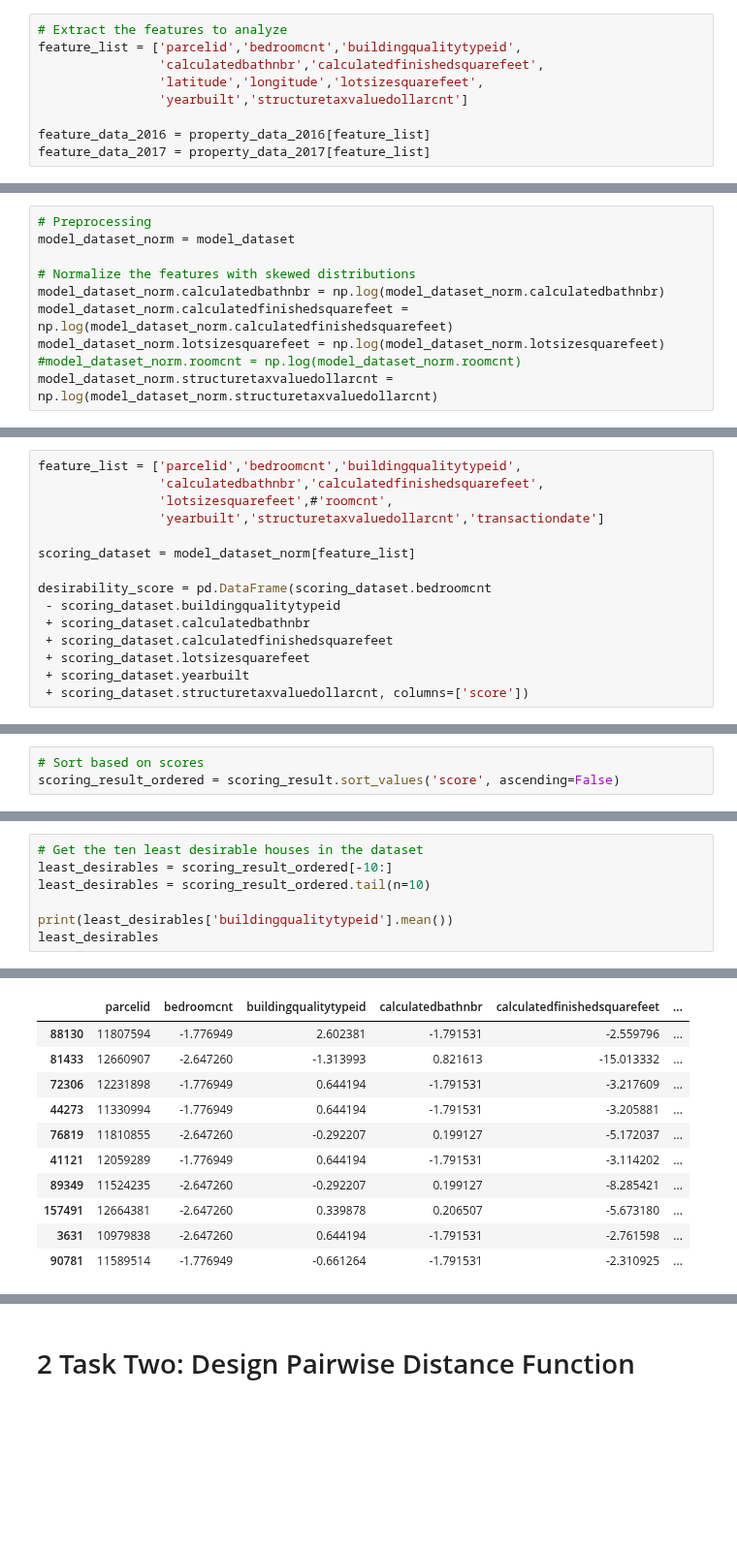
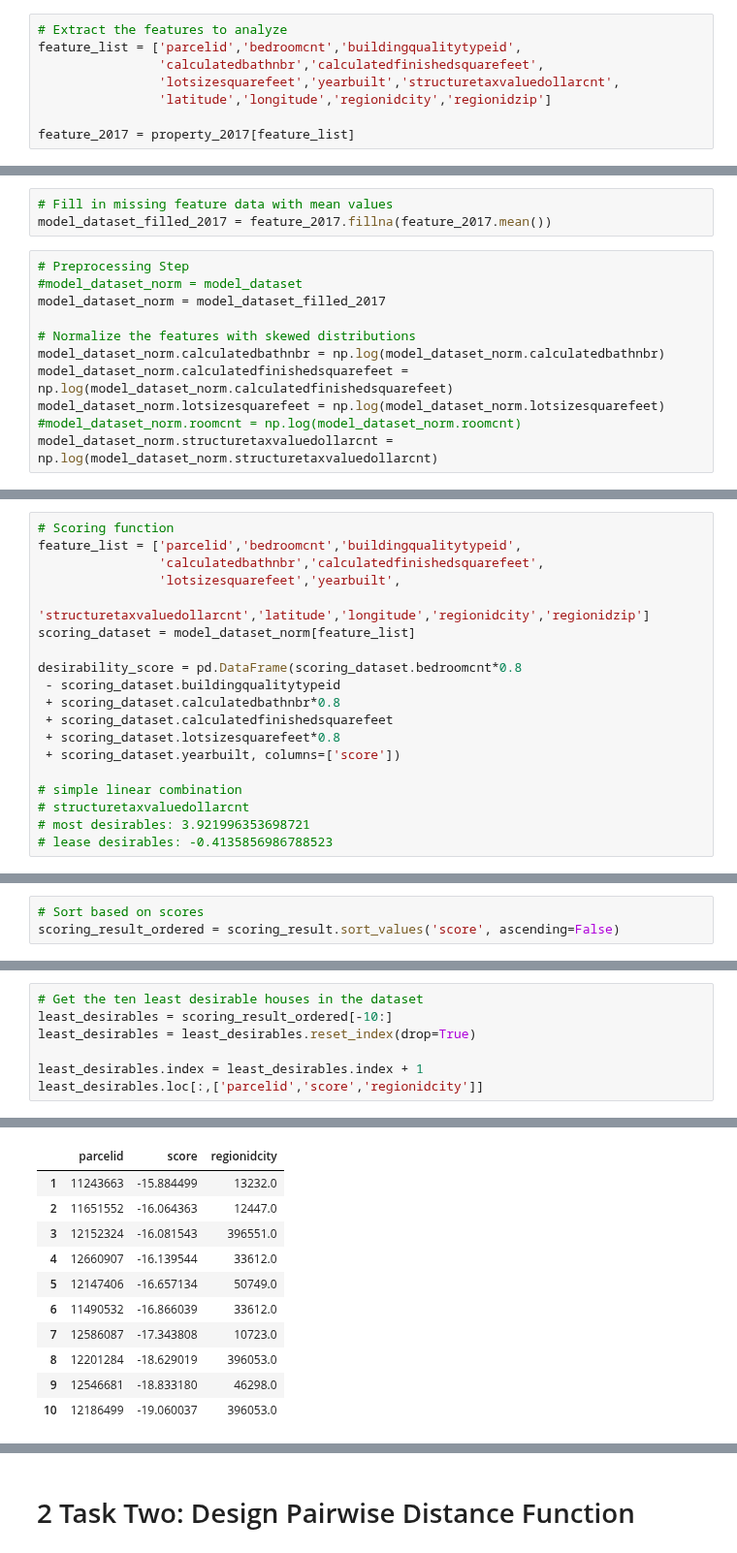
Before and after one commit to caitaozhan/CSE519-Homework-Project, a Jupyter notebook: HW3/HW3.ipynb, the cells around one changed output, grey strips where cells are left out. Shown at 97% size. Drawn from its saved outputs; the diff is of its cells as text; blank space fills up the shorter version.

```diff
--- a/HW3/HW3.ipynb
+++ b/HW3/HW3.ipynb
@@ -38,8 +57,7 @@ property_data_2017 = df_house17
 # Extract the features to analyze
 feature_list = ['parcelid','bedroomcnt','buildingqualitytypeid',
                 'calculatedbathnbr','calculatedfinishedsquarefeet',
-                'latitude','longitude','lotsizesquarefeet',
-                'yearbuilt','structuretaxvaluedollarcnt']
+                'lotsizesquarefeet','yearbuilt','structuretaxvaluedollarcnt',
+                'latitude','longitude','regionidcity','regionidzip']
 
-feature_data_2016 = property_data_2016[feature_list]
-feature_data_2017 = property_data_2017[feature_list]
+feature_2017 = property_2017[feature_list]
@@ -61,6 +64,10 @@ model_dataset = pd.concat(model_dataset, ignore_index=True)
+# %%
+# Fill in missing feature data with mean values
+model_dataset_filled_2017 = feature_2017.fillna(feature_2017.mean())
 # %%
-# Preprocessing
-model_dataset_norm = model_dataset
+# Preprocessing Step
+#model_dataset_norm = model_dataset
+model_dataset_norm = model_dataset_filled_2017
 
 # Normalize the features with skewed distributions
 model_dataset_norm.calculatedbathnbr = np.log(model_dataset_norm.calculatedbathnbr)
@@ -74,20 +82,24 @@ from sklearn import preprocessing
 model_dataset_norm.loc[:,'bedroomcnt':'structuretaxvaluedollarcnt'] = \
  preprocessing.scale(model_dataset_norm.loc[:,'bedroomcnt':'structuretaxvaluedollarcnt'])
 # %%
+# Scoring function
 feature_list = ['parcelid','bedroomcnt','buildingqualitytypeid',
                 'calculatedbathnbr','calculatedfinishedsquarefeet',
-                'lotsizesquarefeet',#'roomcnt',
-                'yearbuilt','structuretaxvaluedollarcnt','transactiondate']
-
+                'lotsizesquarefeet','yearbuilt',
+                'structuretaxvaluedollarcnt','latitude','longitude','regionidcity','regionidzip']
 scoring_dataset = model_dataset_norm[feature_list]
 
-desirability_score = pd.DataFrame(scoring_dataset.bedroomcnt
+desirability_score = pd.DataFrame(scoring_dataset.bedroomcnt*0.8
  - scoring_dataset.buildingqualitytypeid
- + scoring_dataset.calculatedbathnbr
+ + scoring_dataset.calculatedbathnbr*0.8
  + scoring_dataset.calculatedfinishedsquarefeet
- + scoring_dataset.lotsizesquarefeet
- + scoring_dataset.yearbuilt
- + scoring_dataset.structuretaxvaluedollarcnt, columns=['score'])
+ + scoring_dataset.lotsizesquarefeet*0.8
+ + scoring_dataset.yearbuilt, columns=['score'])
+
+# simple linear combination
+# structuretaxvaluedollarcnt
+# most desirables: 3.921996353698721
+# lease desirables: -0.4135856986788523
 # %%
 # Append the desirability score to the dataset
 scoring_result = pd.concat([scoring_dataset, desirability_score], axis=1)
@@ -117,8 +185,8 @@ most_desirables
 # %%
 # Get the ten least desirable houses in the dataset
 least_desirables = scoring_result_ordered[-10:]
-least_desirables = scoring_result_ordered.tail(n=10)
+least_desirables = least_desirables.reset_index(drop=True)
 
-print(least_desirables['buildingqualitytypeid'].mean())
-least_desirables
+least_desirables.index = least_desirables.index + 1
+least_desirables.loc[:,['parcelid','score','regionidcity']]
 # %% [output]
@@ -126,11 +193,11 @@ least_desirables
-|  | parcelid | bedroomcnt | buildingqualitytypeid | calculatedbathnbr | calculatedfinishedsquarefeet | ... |
-| 88130 | 11807594 | -1.776949 | 2.602381 | -1.791531 | -2.559796 | ... |
-| 81433 | 12660907 | -2.647260 | -1.313993 | 0.821613 | -15.013332 | ... |
-| 72306 | 12231898 | -1.776949 | 0.644194 | -1.791531 | -3.217609 | ... |
-| 44273 | 11330994 | -1.776949 | 0.644194 | -1.791531 | -3.205881 | ... |
-| 76819 | 11810855 | -2.647260 | -0.292207 | 0.199127 | -5.172037 | ... |
-| 41121 | 12059289 | -1.776949 | 0.644194 | -1.791531 | -3.114202 | ... |
-| 89349 | 11524235 | -2.647260 | -0.292207 | 0.199127 | -8.285421 | ... |
-| 157491 | 12664381 | -2.647260 | 0.339878 | 0.206507 | -5.673180 | ... |
-| 3631 | 10979838 | -2.647260 | 0.644194 | -1.791531 | -2.761598 | ... |
-| 90781 | 11589514 | -1.776949 | -0.661264 | -1.791531 | -2.310925 | ... |
+|  | parcelid | score | regionidcity |
+| 1 | 11243663 | -15.884499 | 13232.0 |
+| 2 | 11651552 | -16.064363 | 12447.0 |
+| 3 | 12152324 | -16.081543 | 396551.0 |
+| 4 | 12660907 | -16.139544 | 33612.0 |
+| 5 | 12147406 | -16.657134 | 50749.0 |
+| 6 | 11490532 | -16.866039 | 33612.0 |
+| 7 | 12586087 | -17.343808 | 10723.0 |
+| 8 | 12201284 | -18.629019 | 396053.0 |
+| 9 | 12546681 | -18.833180 | 46298.0 |
+| 10 | 12186499 | -19.060037 | 396053.0 |
```
Also changed, not shown: parts of 26 cells of this notebook, 1 other file.
